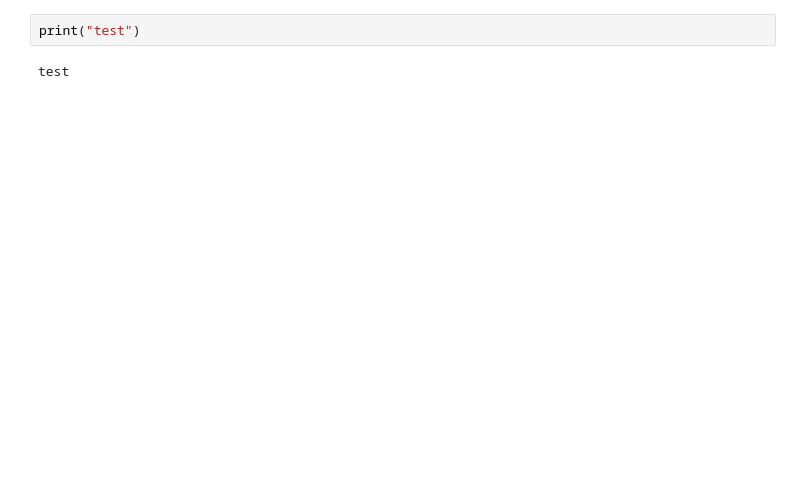
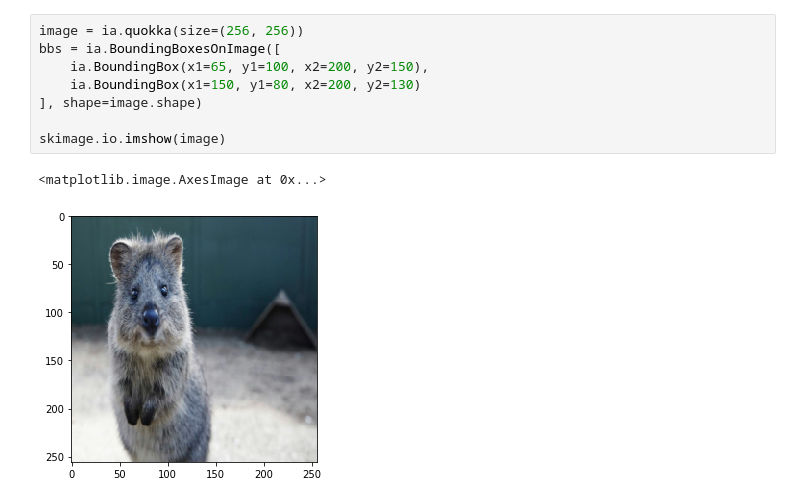
Before and after one commit to iphyer/imgaugForDefects, a Jupyter notebook: imgaug.ipynb, the cells around one changed output. Cells and saved outputs as stored; diff of their text form; blank space fills up the shorter version.

```diff
--- a/imgaug.ipynb
+++ b/imgaug.ipynb
@@ -8,4 +13,11 @@ ImportError: No module named 'cv2'
-# %%
-print("test")
-# %% [output]
-test
+# %%
+image = ia.quokka(size=(256, 256))
+bbs = ia.BoundingBoxesOnImage([
+    ia.BoundingBox(x1=65, y1=100, x2=200, y2=150),
+    ia.BoundingBox(x1=150, y1=80, x2=200, y2=130)
+], shape=image.shape)
+
+skimage.io.imshow(image)
+# %% [output]
+<matplotlib.image.AxesImage at 0x...>
+[figure, added]
```
Also changed, not shown: parts of 11 cells of this notebook, 1 other file.
